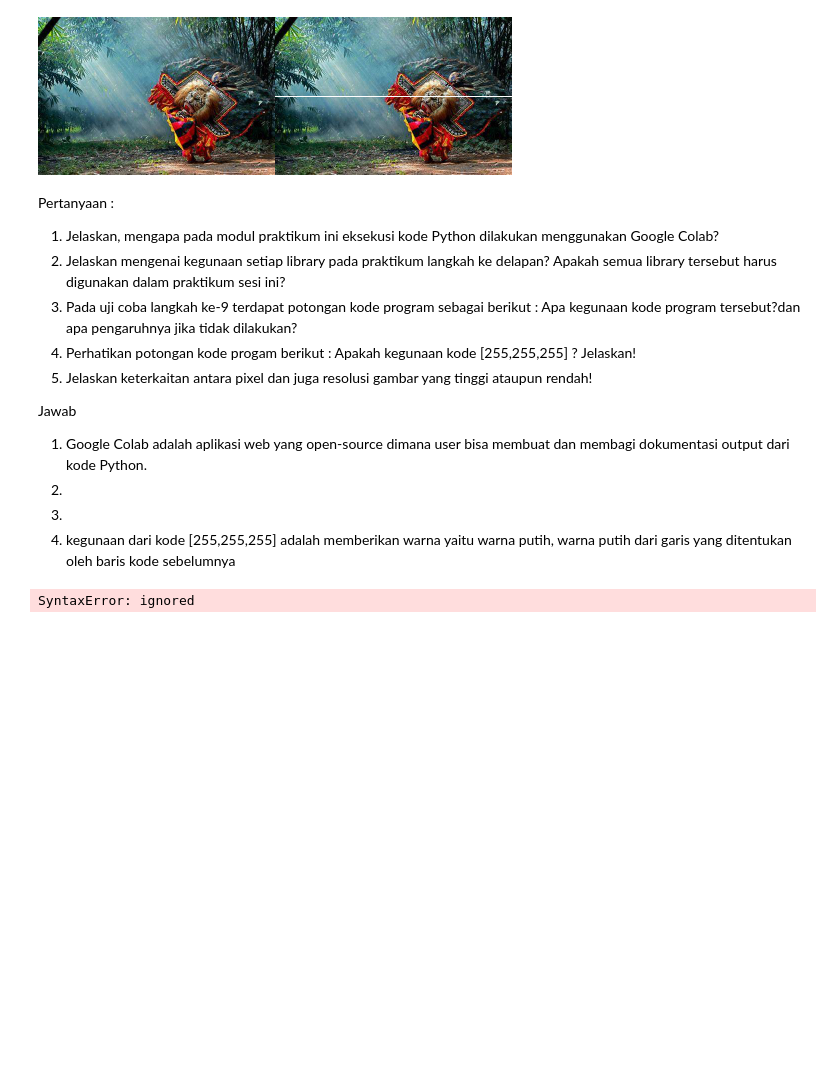
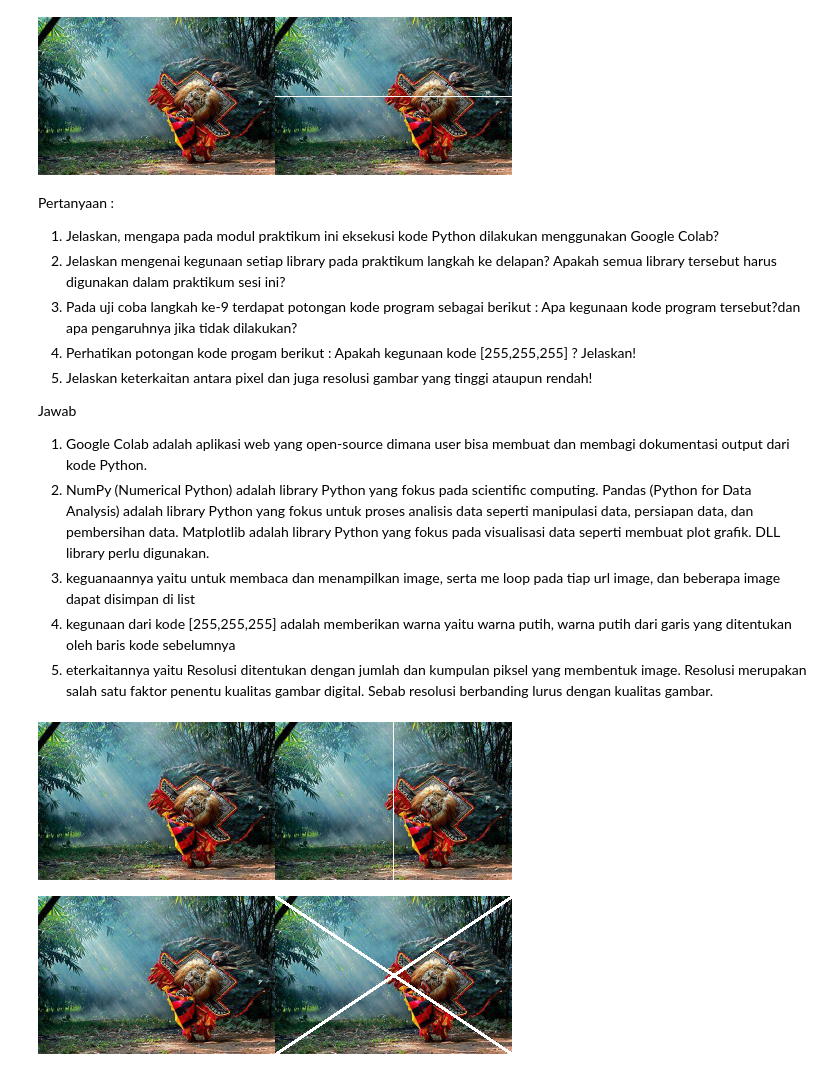
Before and after one commit to ivanabdurrafie/PCVK_Genap_2021, a Jupyter notebook: Week1.ipynb, the cells around one changed output. Saved outputs shown, nothing was run; the diff lists cells and outputs as text; code cells hidden in the pictures; blank space fills up the shorter version.

```diff
--- a/Week1.ipynb
+++ b/Week1.ipynb
@@ -59,16 +59,34 @@ rendah!
 
 Jawab
 1. Google Colab adalah aplikasi web yang open-source dimana user bisa membuat dan membagi dokumentasi output dari kode Python.
-2.
-3.
+2. NumPy (Numerical Python) adalah library Python yang fokus pada scientific computing. Pandas (Python for Data Analysis) adalah library Python yang fokus untuk proses analisis data seperti manipulasi data, persiapan data, dan pembersihan data. Matplotlib adalah library Python yang fokus pada visualisasi data seperti membuat plot grafik. DLL library perlu digunakan.
+3. keguanaannya yaitu untuk membaca dan menampilkan image, serta me loop pada tiap url image, dan beberapa image dapat disimpan di list
 4. kegunaan dari kode [255,255,255] adalah memberikan warna yaitu warna putih, warna putih dari garis yang ditentukan oleh baris kode sebelumnya
+5. eterkaitannya yaitu Resolusi ditentukan dengan jumlah dan kumpulan piksel yang membentuk image. Resolusi merupakan salah satu faktor penentu kualitas gambar digital. Sebab resolusi berbanding lurus dengan kualitas gambar.
 # %%
-# image_4 = cv.cvtColor(image, cv.COLOR_BGR2RGB)
-# image_5 = cv.cvtColor(image, cv.COLOR_BGR2RGB)
-# for x in range(lebar):
-#   image_5[int(((tinggi)/2),x] = [255,255,255]
+image_4 = cv.cvtColor(image, cv.COLOR_BGR2RGB)
+image_5 = cv.cvtColor(image, cv.COLOR_BGR2RGB)
 
-# final_frame = cv.hconcat((image_4,image_5))
-# cv2_imshow(final_frame)
+for y in range(tinggi):
+  image_5[y,int((lebar)/2)] = [255,255,255]
+
+final_frame = cv.hconcat((image_4,image_5))
+cv2_imshow(final_frame)
+
+image_2 = cv.cvtColor(image, cv.COLOR_BGR2RGB)
+image_3 = cv.cvtColor(image, cv.COLOR_BGR2RGB)
+
+line = (0,0)
+line2 = (237,0)
+
+lineend = (237,158)
+lineend2 = (0,158)
+
+cv.line(image_3, line, lineend, (255,255,255), 2)
+cv.line(image_3, line2, lineend2, (255,255,255), 2)
+
+final_frame = cv.hconcat((image_2, image_3))
+cv2_imshow(final_frame)
 # %% [output]
-SyntaxError: ignored
+[figure, added]
+[figure, added]
```
